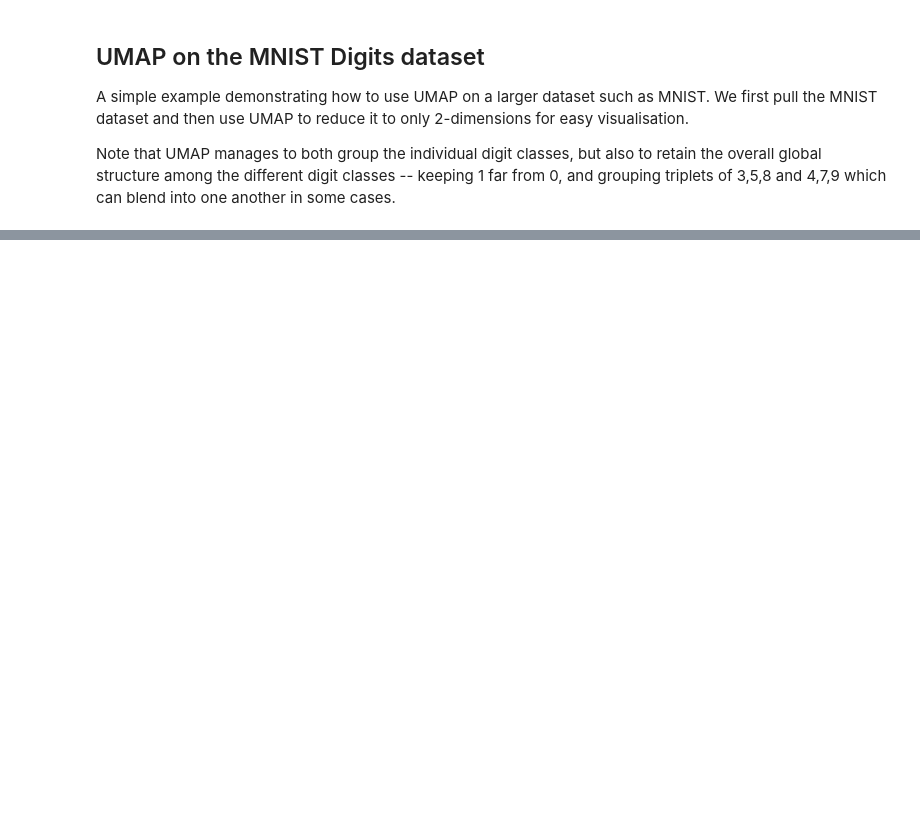
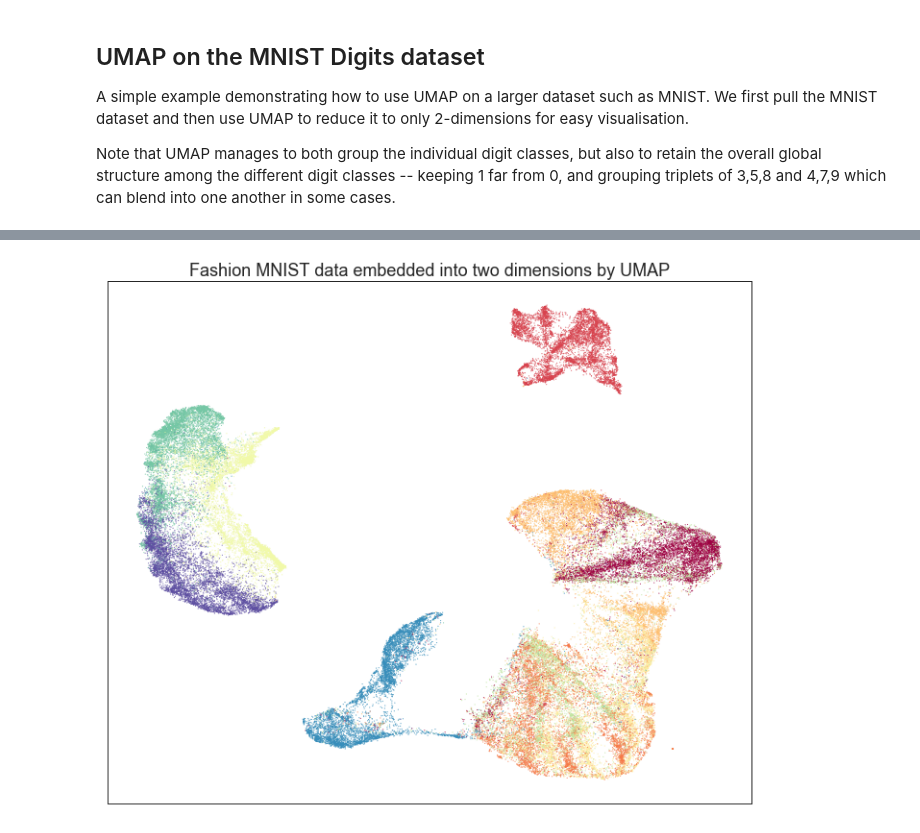
Before and after one commit to GrantCuster/umap-explorer, a Jupyter notebook: plot_mnist_example.ipynb, the cells around one changed output, grey strips where cells are left out. Saved outputs shown, nothing was run; the diff lists cells and outputs as text; code cells hidden in the pictures; blank space fills up the shorter version.

```diff
--- a/plot_mnist_example.ipynb
+++ b/plot_mnist_example.ipynb
@@ -47,0 +84,36 @@ with open('mnist-embeddings.json', 'w') as outfile:
+# %%
+mndata = MNIST('./fashion-mnist/data')
+train, train_labels = mndata.load_training()
+test, test_labels = mndata.load_testing()
+data = np.array(np.vstack([train, test]), dtype=np.float64) / 255.0
+target = np.hstack([train_labels, test_labels])
+classes = [
+    'T-shirt/top',
+    'Trouser',
+    'Pullover',
+    'Dress',
+    'Coat',
+    'Sandal',
+    'Shirt',
+    'Sneaker',
+    'Bag',
+    'Ankle boot']
+# %%
+import umap
+import matplotlib.pyplot as plt
+import seaborn as sns
+
+sns.set(context="paper", style="white")
+
+reducer = umap.UMAP(random_state=42)
+embedding = reducer.fit_transform(data)
+
+fig, ax = plt.subplots(figsize=(12, 10))
+plt.scatter(
+    embedding[:, 0], embedding[:, 1], c=target, cmap="Spectral", s=0.1
+)
+plt.setp(ax, xticks=[], yticks=[])
+plt.title("Fashion MNIST data embedded into two dimensions by UMAP", fontsize=18)
+
+plt
+# %% [output]
@@ -47,0 +121 @@ with open('mnist-embeddings.json', 'w') as outfile:
+[figure, added]
```
Also changed, not shown: parts of 7 cells of this notebook, 11 other files.
